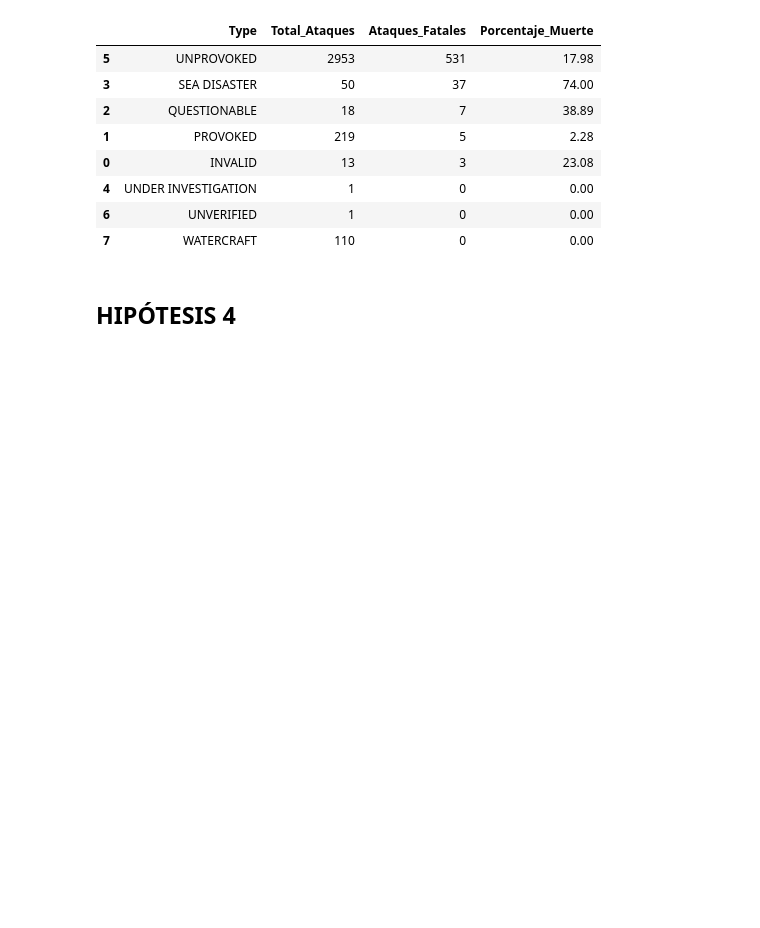
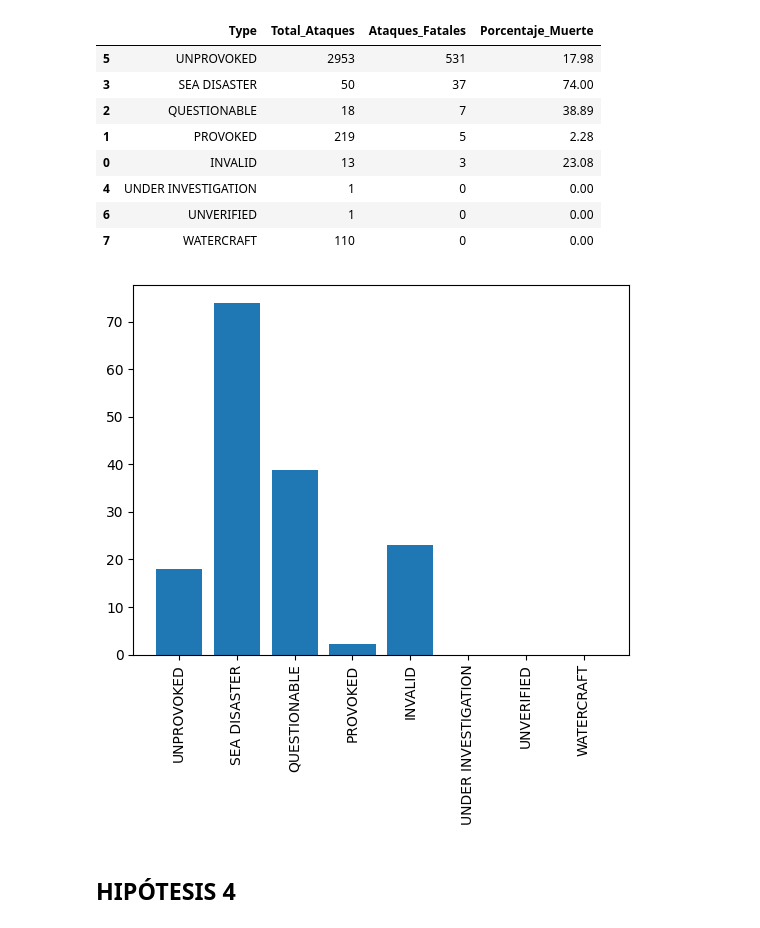
Before and after one commit to julio-bp/SEMANA2_SHARK, a Jupyter notebook: proyecto-shark.ipynb, the cells around one changed output. Drawn from its saved outputs; the diff is of its cells as text; code cells hidden in the pictures; blank space fills up the shorter version.

```diff
--- a/proyecto-shark.ipynb
+++ b/proyecto-shark.ipynb
@@ -582,20 +597,0 @@ Como la variable Fatal Y/N tiene valores diferentes a "Y" y "N", hacemos una fun
-# %%
-def clean_yes_no_column(df, column_name):
-
-    df_clean = df.copy()
-
-    df_clean[column_name] = df_clean[column_name].astype(str).str.upper().str.strip()
-
-    df_clean = df_clean[df_clean[column_name].isin(["Y", "N"])]
-
-    print(f"Valores únicos en '{column_name}':", df_clean[column_name].unique())
-
-    return df_clean
-# %%
-df_clean = df.copy()
-
-df_clean["Fatal Y/N"] = df_clean["Fatal Y/N"].astype(str).str.upper().str.strip()
-
-df_clean = df_clean[df_clean["Fatal Y/N"].isin(["Y", "N"])]
-
-print(df_clean["Fatal Y/N"].unique())
@@ -1215,6 +1213,13 @@ ordenado
 | 4 | UNDER INVESTIGATION | 1 | 0 | 0.00 |
 | 6 | UNVERIFIED | 1 | 0 | 0.00 |
 | 7 | WATERCRAFT | 110 | 0 | 0.00 |
+# %%
+tab=ordenado
+plt.bar(tab["Type"], tab["Porcentaje_Muerte"])
+plt.xticks(rotation=90)
+plt.show()
+# %% [output]
+[figure, added]
 # %% [markdown]
 ## HIPÓTESIS 4 ##
 # %% [markdown]
```
Also changed, not shown: parts of 25 cells of this notebook.
